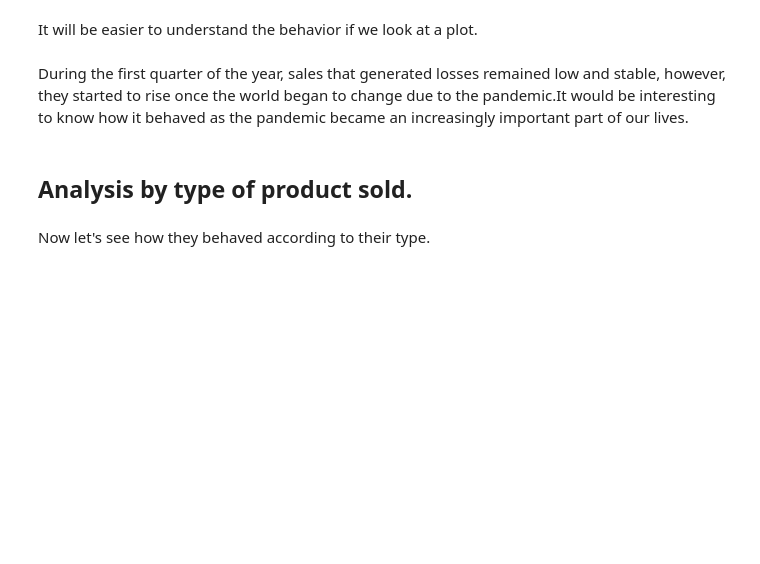
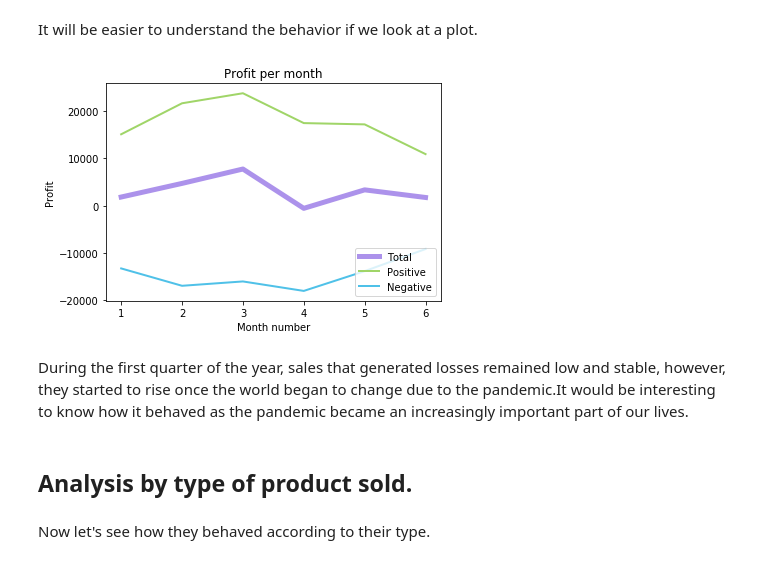
Before and after one commit to isashi04/Sales-Insights, a Jupyter notebook: Sales Insights.ipynb, the cells around one changed output. Cells and saved outputs as stored; diff of their text form; code cells hidden in the pictures; blank space fills up the shorter version.

```diff
--- a/Sales Insights.ipynb
+++ b/Sales Insights.ipynb
@@ -852,17 +866,19 @@ It will be easier to understand the behavior if we look at a plot.
 # %%
 #Create the plot & its components.
 fig = plt.figure()
 plt.plot(month_t["Month number"], month_t["Total Profit (USD)"], c='#ac92eb', label="Total", linewidth=5)
 plt.plot(month_t["Month number"], month_t["Positive Profit (USD)"], c='#a0d568', label="Positive", linewidth=2)
 plt.plot(month_t["Month number"], month_t["Negative Profit (USD)"], c='#4fc1e8', label="Negative", linewidth=2)
 
 # Create some format.
 plt.legend(loc="lower right")
 plt.xlabel("Month number")
-plt.ylabel("Sales quantity")
-plt.title("Quantity of sales per month")
+plt.ylabel("Profit")
+plt.title("Profit per month")
 #Show the plot.
 plt.show()
+# %% [output]
+[figure, added]
 # %% [markdown]
 During the first quarter of the year, sales that generated losses remained low and stable, however, they started to rise once the world began to change due to the pandemic.It would be interesting to know how it behaved as the pandemic became an increasingly important part of our lives.
 # %% [markdown]
```
Also changed, not shown: parts of 18 cells of this notebook.
